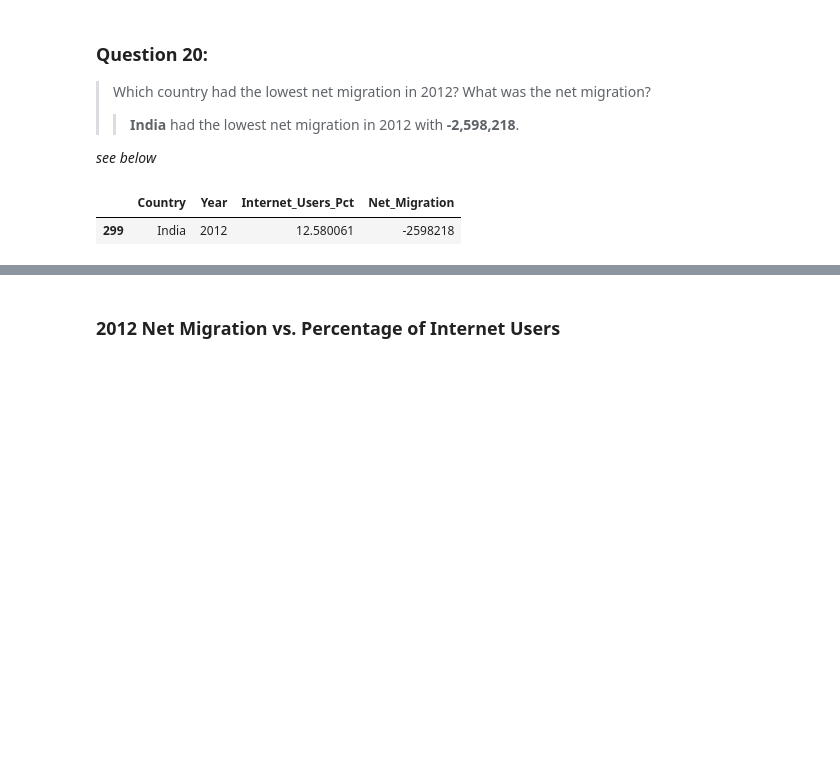
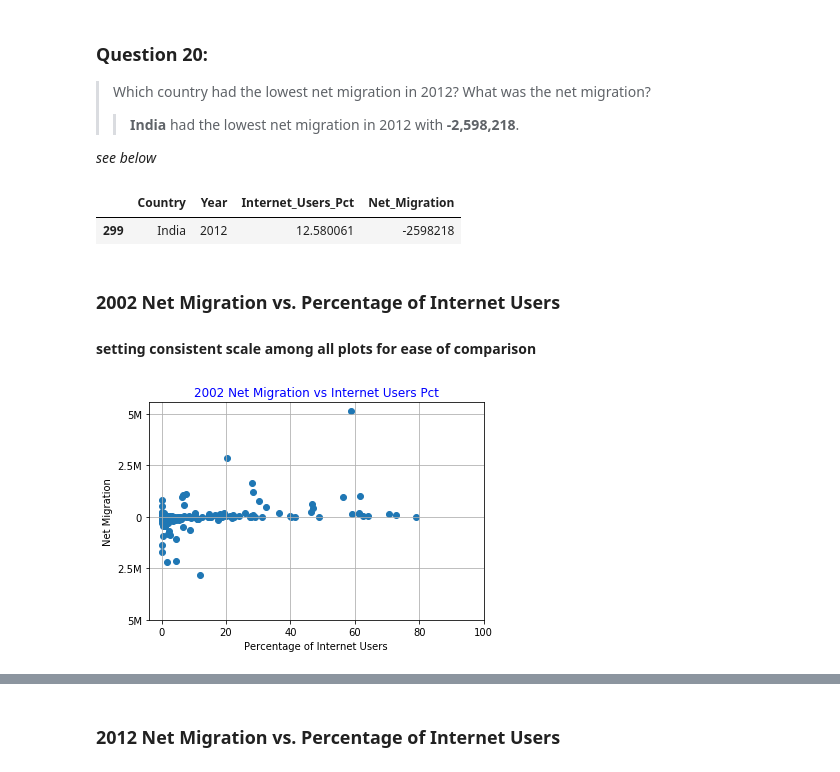
Before and after one commit to DataScienceBS/data-question-1-DataScienceBS, a Jupyter notebook: DS_Q1_attempt3.ipynb, the cells around one changed output, grey strips where cells are left out. Drawn from its saved outputs; the diff is of its cells as text; code cells hidden in the pictures; blank space fills up the shorter version.

```diff
--- a/DS_Q1_attempt3.ipynb
+++ b/DS_Q1_attempt3.ipynb
@@ -231,4 +247,18 @@ df_2012.loc[df_2012['Net_Migration']==[df_2012['Net_Migration'].min()]]
 # %% [output]
 |  | Country | Year | Internet_Users_Pct | Net_Migration |
 | 299 | India | 2012 | 12.580061 | -2598218 |
+# %% [markdown]
+### 2002 Net Migration vs. Percentage of Internet Users
+#### setting consistent scale among all plots for ease of comparison
+# %%
+plt.scatter(df_2002.Internet_Users_Pct,df_2002.Net_Migration)
+plt.title('2002 Net Migration vs Internet Users Pct', color='blue')
+plt.ylabel('Net Migration')
+plt.xlabel('Percentage of Internet Users')
+plt.yticks([-5000000,-2500000,0,2500000,5000000],['5M','2.5M','0','2.5M','5M'])
+plt.xticks([0,20,40,60,80,100])
+plt.grid()
+plt.show()
+# %% [output]
+[figure, added]
 # %% [markdown]
```
Also changed, not shown: parts of 24 cells of this notebook.
